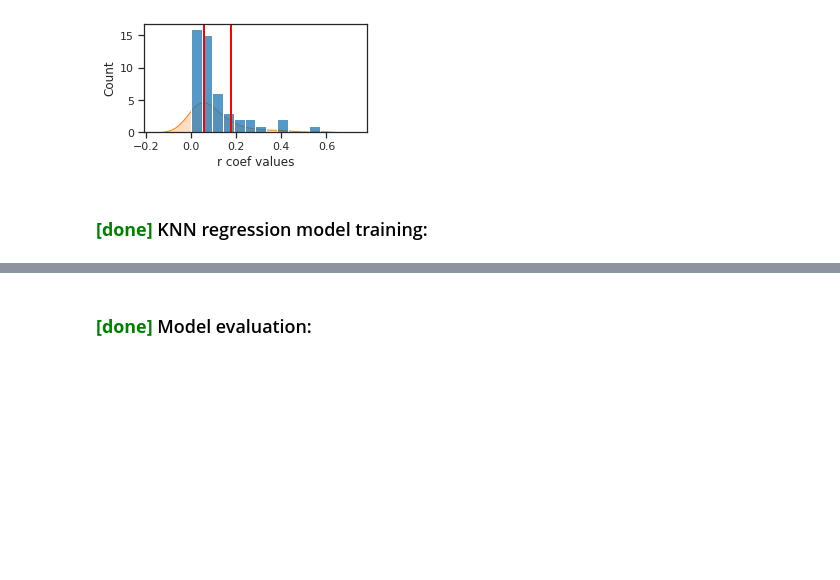
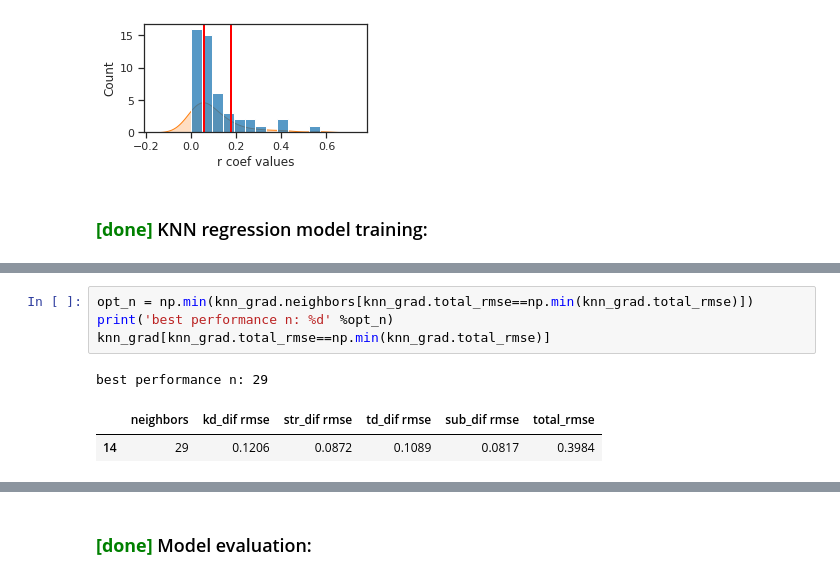
Before and after one commit to sagi778/ufc_fights_Predictor, a Jupyter notebook: notebooks/fight_stats_model_training.ipynb, the cells around one changed output, grey strips where cells are left out. Drawn from its saved outputs; the diff is of its cells as text; blank space fills up the shorter version.

```diff
--- a/notebooks/fight_stats_model_training.ipynb
+++ b/notebooks/fight_stats_model_training.ipynb
@@ -143,0 +164,8 @@ get_grad_descent_step(alpha=0.01, X_columns=X, y_columns=y, data=df, n=20)
+# %%
+opt_n = np.min(knn_grad.neighbors[knn_grad.total_rmse==np.min(knn_grad.total_rmse)])
+print('best performance n: %d' %opt_n)
+knn_grad[knn_grad.total_rmse==np.min(knn_grad.total_rmse)]
+# %% [output]
+best performance n: 29
+|  | neighbors | kd_dif rmse | str_dif rmse | td_dif rmse | sub_dif rmse | total_rmse |
+| 14 | 29 | 0.1206 | 0.0872 | 0.1089 | 0.0817 | 0.3984 |
```
Also changed, not shown: parts of 11 cells of this notebook.
